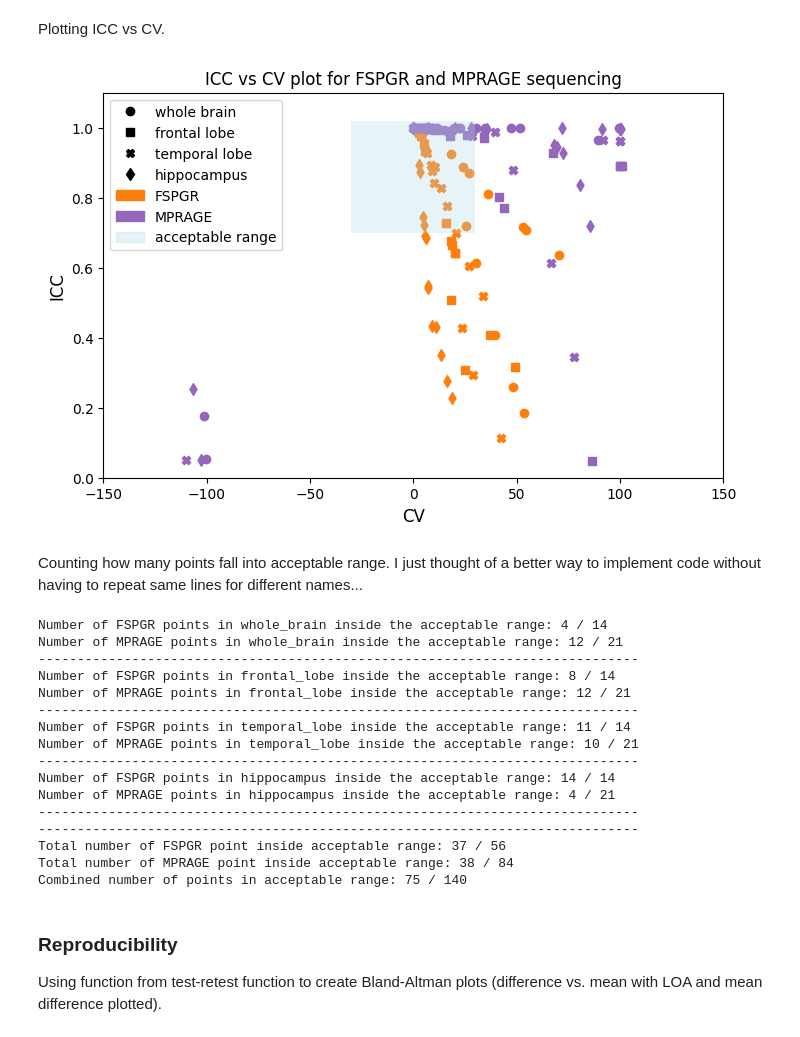
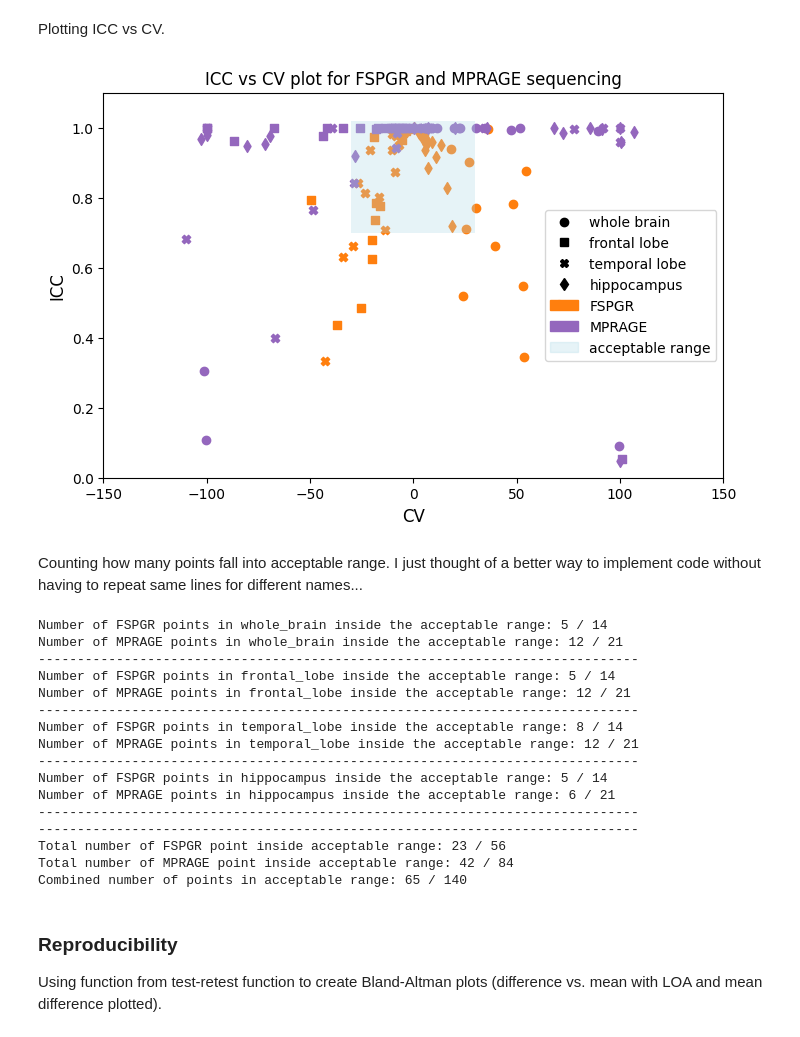
Before and after one commit to Crtox/asymmetryAD, a Jupyter notebook: code/test_retest.ipynb, the cells around one changed output. Cells and saved outputs as stored; diff of their text form; code cells hidden in the pictures.

Commit message:
test-retest retry done

```diff
--- a/code/test_retest.ipynb
+++ b/code/test_retest.ipynb
@@ -155,8 +155,8 @@ second_mprage = separate_scans(mprage_files)[1]
 # %% [markdown]
 Flattening and normalizing the scans.
 # %%
-first_fspgr = flatten_and_normalize(first_fspgr)
-second_fspgr = flatten_and_normalize(second_fspgr)
+# first_fspgr = flatten_and_normalize(first_fspgr)
+# second_fspgr = flatten_and_normalize(second_fspgr)
 
-first_mprage = flatten_and_normalize(first_mprage)
-second_mprage = flatten_and_normalize(second_mprage)
+# first_mprage = flatten_and_normalize(first_mprage)
+# second_mprage = flatten_and_normalize(second_mprage)
@@ -163,3 +167,9 @@ second_mprage = flatten_and_normalize(second_mprage)
+# %%
+first_fspgr = flatten(first_fspgr)
+second_fspgr = flatten(second_fspgr)
+
+first_mprage = flatten(first_mprage)
+second_mprage = flatten(second_mprage)
 # %%
 print(first_fspgr.shape)
 # %% [output]
@@ -581,15 +605,15 @@ Plotting ICC vs CV.
 # %%
 plt.figure(figsize=(8, 5))
 
-plt.scatter(CV_whole_brain_fspgr_normalized, ICC_whole_brain_fspgr_normalized, marker='o', color='tab:orange', label='FSPGR')
-plt.scatter(CV_frontal_lobe_fspgr_normalized, ICC_frontal_lobe_fspgr_normalized, marker='s', color='tab:orange')
-plt.scatter(CV_temporal_lobe_fspgr_normalized, ICC_temporal_lobe_fspgr_normalized, marker='X', color='tab:orange')
-plt.scatter(CV_hippocampus_fspgr_normalized, ICC_hippocampus_fspgr_normalized, marker='d', color='tab:orange')
+plt.scatter(CV_whole_brain_fspgr, ICC_whole_brain_fspgr, marker='o', color='tab:orange', label='FSPGR')
+plt.scatter(CV_frontal_lobe_fspgr, ICC_frontal_lobe_fspgr, marker='s', color='tab:orange')
+plt.scatter(CV_temporal_lobe_fspgr, ICC_temporal_lobe_fspgr, marker='X', color='tab:orange')
+plt.scatter(CV_hippocampus_fspgr, ICC_hippocampus_fspgr, marker='d', color='tab:orange')
 
-plt.scatter(CV_whole_brain_mprage_normalized, ICC_whole_brain_mprage_normalized, marker='o', color='tab:purple', label='MPRAGE')
-plt.scatter(CV_frontal_lobe_mprage_normalized, ICC_frontal_lobe_mprage_normalized, marker='s', color='tab:purple')
-plt.scatter(CV_temporal_lobe_mprage_normalized, ICC_temporal_lobe_mprage_normalized, marker='X', color='tab:purple')
-plt.scatter(CV_hippocampus_mprage_normalized, ICC_hippocampus_mprage_normalized, marker='d', color='tab:purple')
+plt.scatter(CV_whole_brain_mprage, ICC_whole_brain_mprage, marker='o', color='tab:purple', label='MPRAGE')
+plt.scatter(CV_frontal_lobe_mprage, ICC_frontal_lobe_mprage, marker='s', color='tab:purple')
+plt.scatter(CV_temporal_lobe_mprage, ICC_temporal_lobe_mprage, marker='X', color='tab:purple')
+plt.scatter(CV_hippocampus_mprage, ICC_hippocampus_mprage, marker='d', color='tab:purple')
 
 plt.xlim(-150, 150)
 plt.ylim(0, 1.1)
@@ -604,35 +628,35 @@ shape_frontal_lobe = plt.Line2D([], [], color='black', marker='s', linestyle='No
 shape_temporal_lobe = plt.Line2D([], [], color='black', marker='X', linestyle='None', markersize=6, label='temporal lobe')
 shape_hippocampus = plt.Line2D([], [], color='black', marker='d', linestyle='None', markersize=6, label='hippocampus')
 
 # Custom legend handles for colors
 color_fspgr = mpatches.Patch(color='tab:orange', label='FSPGR')
 color_mprage = mpatches.Patch(color='tab:purple', label='MPRAGE')
 color_rectangle = mpatches.Patch(color='lightblue', alpha=0.3, label='acceptable range')
 
 
 # Adding acceptable range to the plot
 x_min = -30
 x_max = 30
 y_min = 0.7
 y_max = 1.02
 rect = mpatches.Rectangle(
     (x_min, y_min),
     x_max - x_min,
     y_max - y_min,
     linewidth=1,
     edgecolor='none',
     facecolor='lightblue',
     alpha=0.3
 )
 plt.gca().add_patch(rect)
 
 # Creating the legend
 plt.legend(handles=[shape_whole_brain, shape_frontal_lobe, shape_temporal_lobe, shape_hippocampus, color_fspgr, color_mprage, color_rectangle],
            loc='best', fontsize=10)
-#plt.savefig(savePath + 'ICC_vs_CV_fspgr_mprage_normalized.png')
+#plt.savefig(savePath + 'retry/ICC_vs_CV_fspgr_mprage.png')
 plt.show()
 # %% [output]
-[figure, old version]
+[figure, new version]
 # %% [markdown]
 Counting how many points fall into acceptable range. I just thought of a better way to implement code without having to repeat same lines for different names...
 # %%
@@ -644,11 +668,11 @@ total_num_mprage = 0
 
 for region in regions:
 
-    CV_fspgr = np.array(eval(f'CV_{region}_fspgr'))
-    ICC_fspgr = np.array(eval(f'ICC_{region}_fspgr'))
+    CV_fspgr = np.array(eval(f'CV_{region}_fspgr_normalized'))
+    ICC_fspgr = np.array(eval(f'ICC_{region}_fspgr_normalized'))
 
-    CV_mprage = np.array(eval(f'CV_{region}_mprage'))
-    ICC_mprage = np.array(eval(f'ICC_{region}_mprage'))
+    CV_mprage = np.array(eval(f'CV_{region}_mprage_normalized'))
+    ICC_mprage = np.array(eval(f'ICC_{region}_mprage_normalized'))
 
     in_range_fspgr = ((CV_fspgr >= x_min) & (CV_fspgr <= x_max)) & ((ICC_fspgr >= y_min) & (ICC_fspgr <= y_max))
     num_points_fspgr_range = np.sum(in_range_fspgr)
@@ -666,22 +690,22 @@ print(f'Total number of FSPGR point inside acceptable range: {total_num_fspgr} /
 print(f'Total number of MPRAGE point inside acceptable range: {total_num_mprage} / {len(regions) * len(CV_mprage)}')
 print(f'Combined number of points in acceptable range: {total_num_fspgr + total_num_mprage} / {len(regions)* (len(CV_fspgr) + len(CV_mprage))}')
 # %% [output]
-Number of FSPGR points in whole_brain inside the acceptable range: 4 / 14
+Number of FSPGR points in whole_brain inside the acceptable range: 5 / 14
 Number of MPRAGE points in whole_brain inside the acceptable range: 12 / 21
 -----------------------------------------------------------------------------
-Number of FSPGR points in frontal_lobe inside the acceptable range: 8 / 14
+Number of FSPGR points in frontal_lobe inside the acceptable range: 5 / 14
 Number of MPRAGE points in frontal_lobe inside the acceptable range: 12 / 21
 -----------------------------------------------------------------------------
-Number of FSPGR points in temporal_lobe inside the acceptable range: 11 / 14
-Number of MPRAGE points in temporal_lobe inside the acceptable range: 10 / 21
+Number of FSPGR points in temporal_lobe inside the acceptable range: 8 / 14
+Number of MPRAGE points in temporal_lobe inside the acceptable range: 12 / 21
 -----------------------------------------------------------------------------
-Number of FSPGR points in hippocampus inside the acceptable range: 14 / 14
-Number of MPRAGE points in hippocampus inside the acceptable range: 4 / 21
+Number of FSPGR points in hippocampus inside the acceptable range: 5 / 14
+Number of MPRAGE points in hippocampus inside the acceptable range: 6 / 21
 -----------------------------------------------------------------------------
 -----------------------------------------------------------------------------
-Total number of FSPGR point inside acceptable range: 37 / 56
-Total number of MPRAGE point inside acceptable range: 38 / 84
-Combined number of points in acceptable range: 75 / 140
+Total number of FSPGR point inside acceptable range: 23 / 56
+Total number of MPRAGE point inside acceptable range: 42 / 84
+Combined number of points in acceptable range: 65 / 140
 # %% [markdown]
 ### Reproducibility
 Using function from test-retest function to create Bland-Altman plots (difference vs. mean with LOA and mean difference plotted).
```
Also changed, not shown: parts of 14 cells of this notebook, 11 other files.
